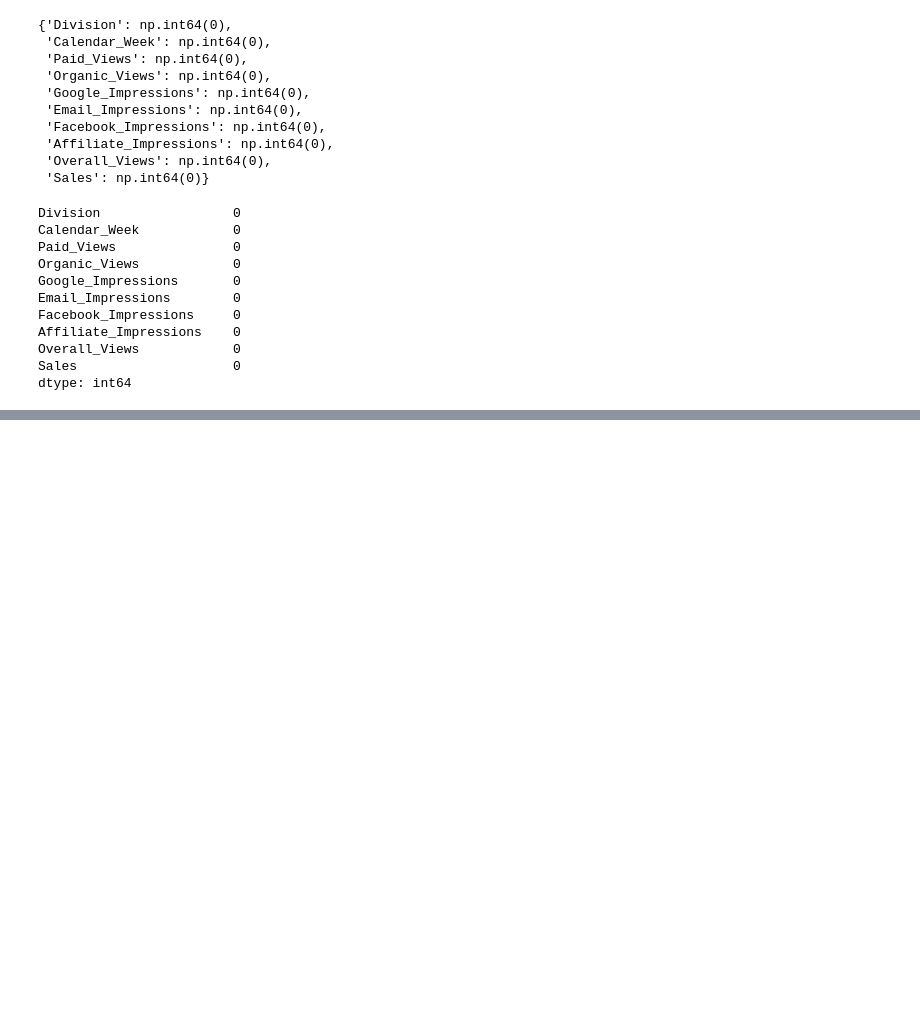
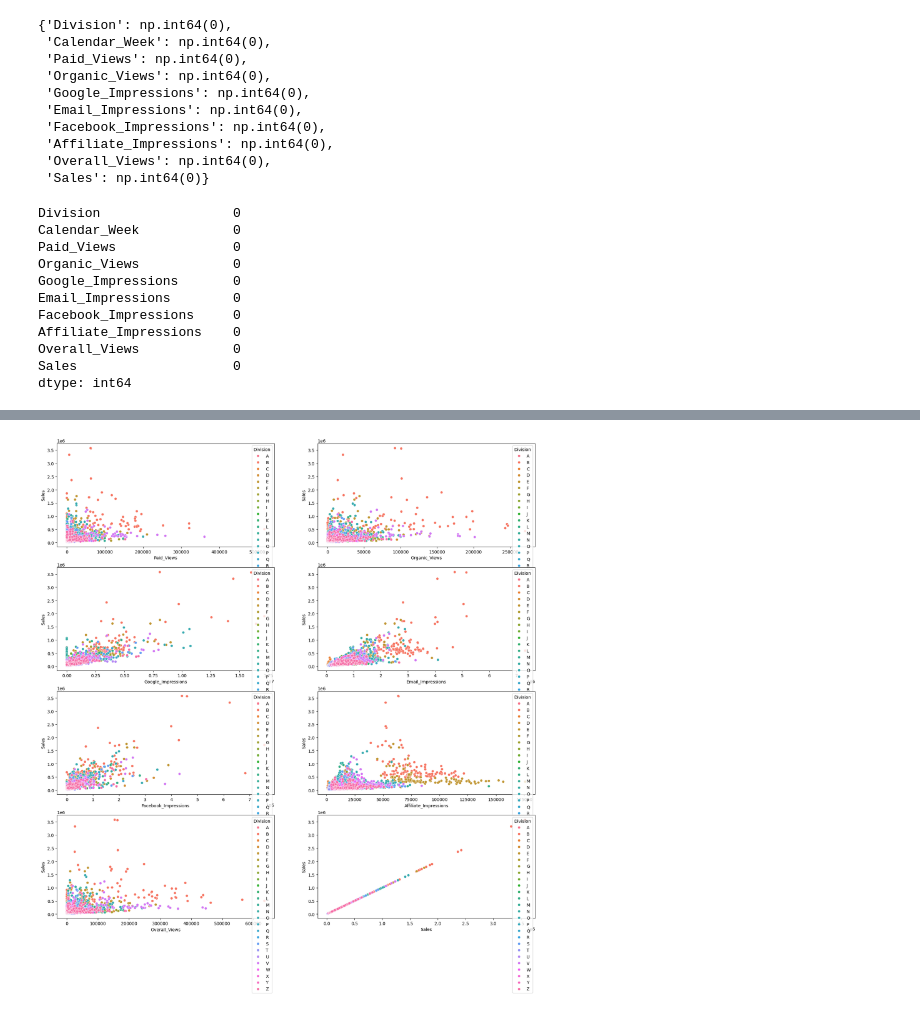
Before and after one commit to LeenKharboutli/mmm-tool, a Jupyter notebook: analysis/eda.ipynb, the cells around one changed output, grey strips where cells are left out. Cells and saved outputs as stored; diff of their text form; code cells hidden in the pictures; blank space fills up the shorter version.

```diff
--- a/analysis/eda.ipynb
+++ b/analysis/eda.ipynb
@@ -92,0 +147,11 @@ dtype: int64
+# %%
+plt.figure(figsize=(20,20))
+for n,col in enumerate(numeric_columns):
+    plt.subplot(4,2,n+1)
+    sns.scatterplot(x = df[col],
+                    y= df['Sales'],
+                    hue = df.Division,
+#                     palette = "rocket"
+                   )
+# %% [output]
+[figure, added]
```
Also changed, not shown: parts of 8 cells of this notebook, 3 other files.
